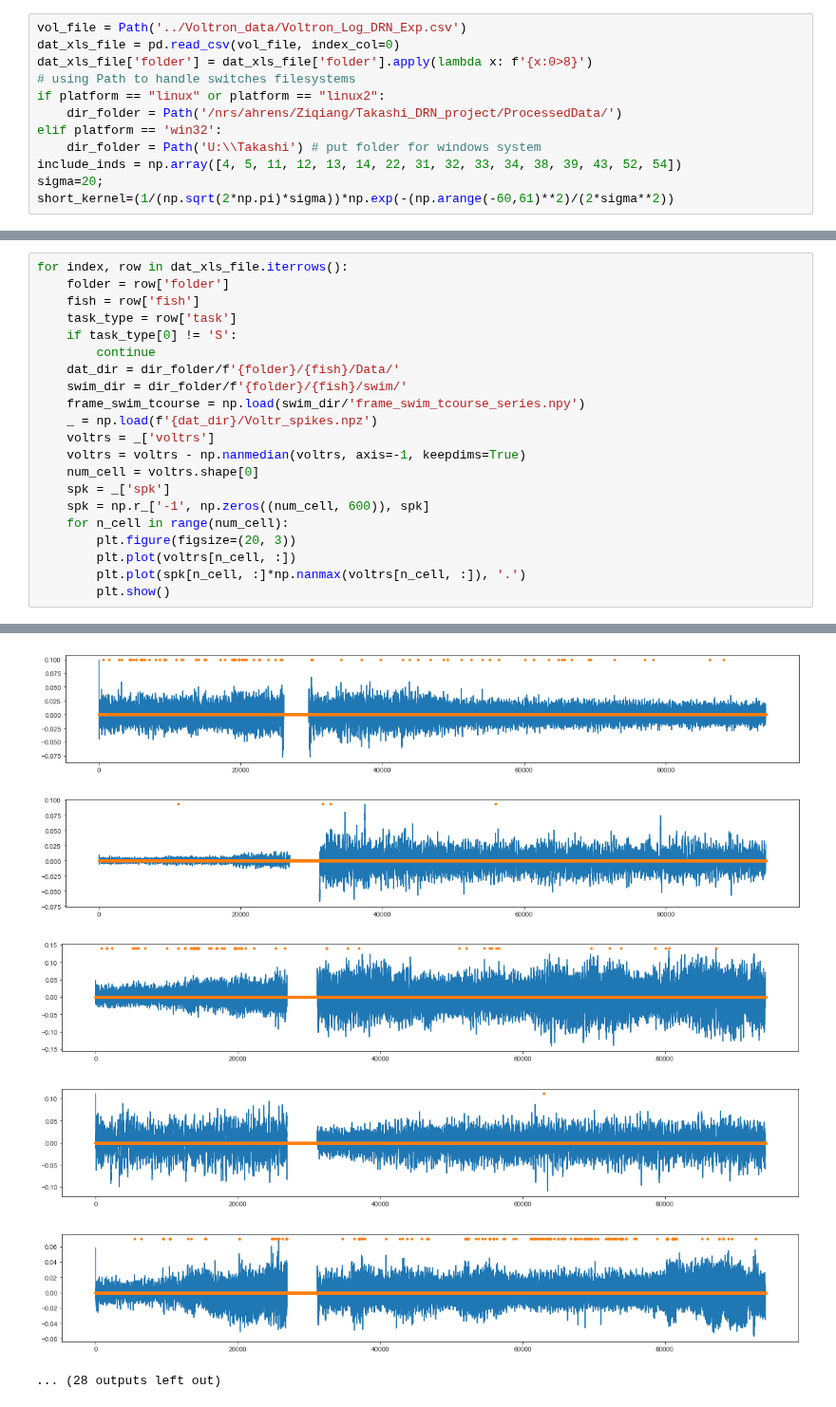
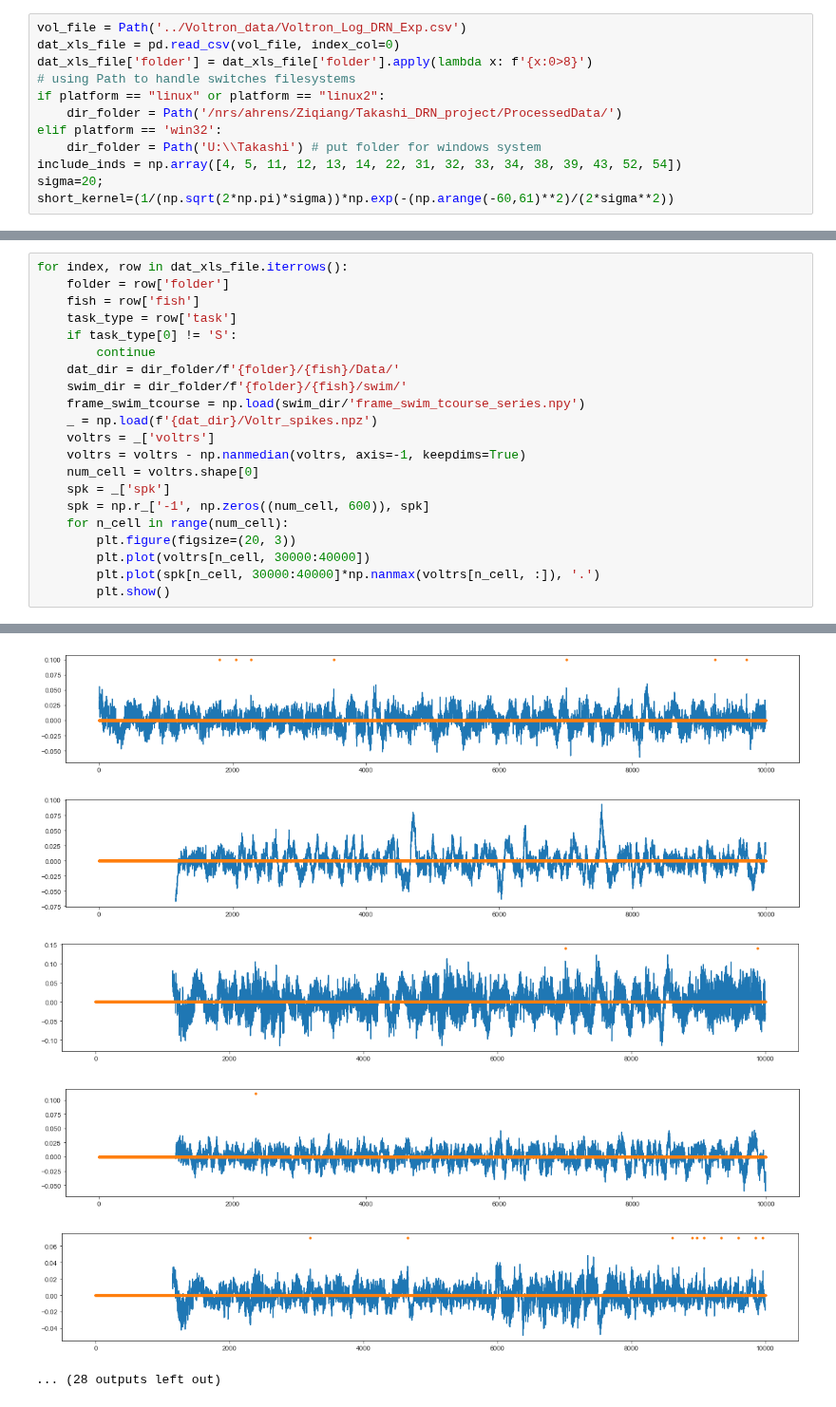
Before and after one commit to zqwei/DRN_voltage_analysis, a Jupyter notebook: Notebooks/social_water_analysis.ipynb, the cells around one changed output, grey strips where cells are left out. Shown at 95% size. Cells and saved outputs as stored; diff of their text form.

```diff
--- a/Notebooks/social_water_analysis.ipynb
+++ b/Notebooks/social_water_analysis.ipynb
@@ -41,7 +43,7 @@ for index, row in dat_xls_file.iterrows():
     spk = np.r_['-1', np.zeros((num_cell, 600)), spk]
     for n_cell in range(num_cell):
         plt.figure(figsize=(20, 3))
-        plt.plot(voltrs[n_cell, :])
-        plt.plot(spk[n_cell, :]*np.nanmax(voltrs[n_cell, :]), '.')
+        plt.plot(voltrs[n_cell, 30000:40000])
+        plt.plot(spk[n_cell, 30000:40000]*np.nanmax(voltrs[n_cell, :]), '.')
         plt.show()
 # %% [output]
@@ -55,6 +57,6 @@ for index, row in dat_xls_file.iterrows():
-[figure, old version]
+[figure, new version]
-[figure, old version]
+[figure, new version]
-[figure, old version]
+[figure, new version]
-[figure, old version]
+[figure, new version]
-[figure, old version]
+[figure, new version]
 ... (28 outputs left out)
```
Also changed, not shown: parts of 6 cells of this notebook, 1 other file.
